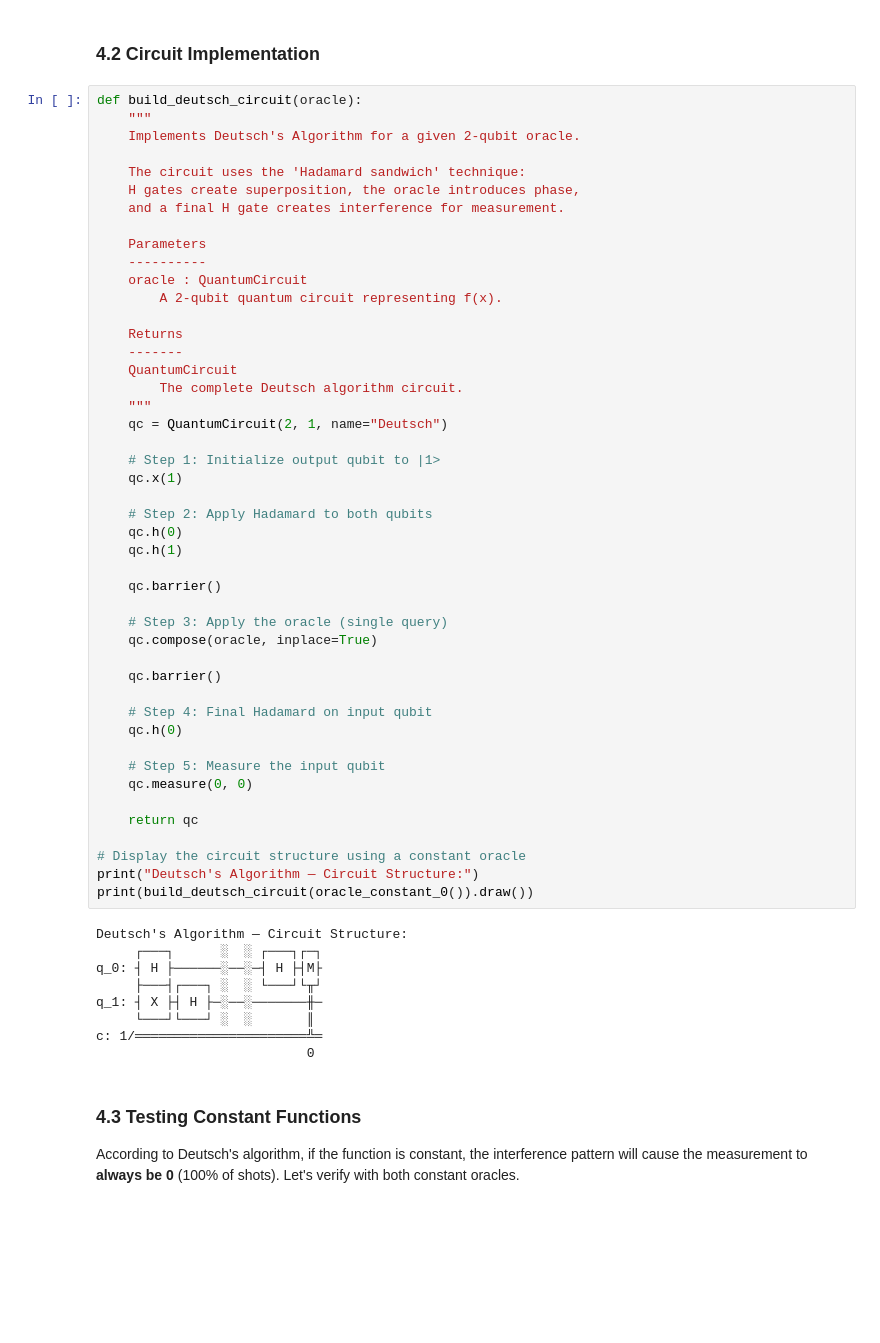
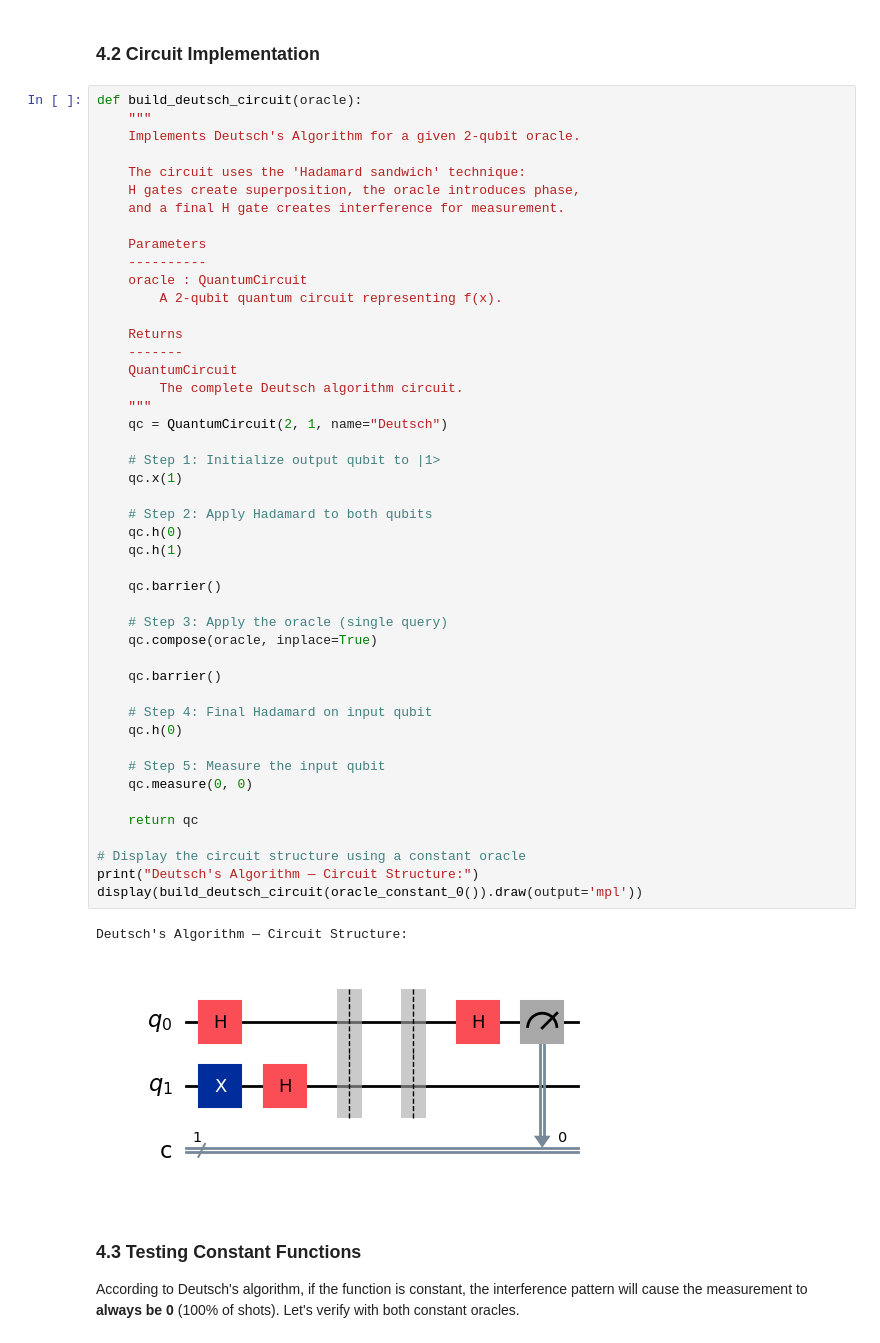
Before and after one commit to michaelferry25/Emerging-Technologies, a Jupyter notebook: problems.ipynb, the cells around one changed output. Cells and saved outputs as stored; diff of their text form; blank space fills up the shorter version.

Commit message:
Added circuit visualisations and cleaned up problem 4 tests

```diff
--- a/problems.ipynb
+++ b/problems.ipynb
@@ -569,41 +570,35 @@ def build_deutsch_circuit(oracle):
         The complete Deutsch algorithm circuit.
     """
     qc = QuantumCircuit(2, 1, name="Deutsch")
 
     # Step 1: Initialize output qubit to |1>
     qc.x(1)
 
     # Step 2: Apply Hadamard to both qubits
     qc.h(0)
     qc.h(1)
 
     qc.barrier()
 
     # Step 3: Apply the oracle (single query)
     qc.compose(oracle, inplace=True)
 
     qc.barrier()
 
     # Step 4: Final Hadamard on input qubit
     qc.h(0)
 
     # Step 5: Measure the input qubit
     qc.measure(0, 0)
 
     return qc
 
 # Display the circuit structure using a constant oracle
 print("Deutsch's Algorithm — Circuit Structure:")
-print(build_deutsch_circuit(oracle_constant_0()).draw())
+display(build_deutsch_circuit(oracle_constant_0()).draw(output='mpl'))
 # %% [output]
 Deutsch's Algorithm — Circuit Structure:
-     ┌───┐      ░  ░ ┌───┐┌─┐
-q_0: ┤ H ├──────░──░─┤ H ├┤M├
-     ├───┤┌───┐ ░  ░ └───┘└╥┘
-q_1: ┤ X ├┤ H ├─░──░───────╫─
-     └───┘└───┘ ░  ░       ║
-c: 1/══════════════════════╩═
-                           0
+[figure, added]
 # %% [markdown]
 ### 4.3 Testing Constant Functions
 
```
Also changed, not shown: parts of 9 cells of this notebook.
